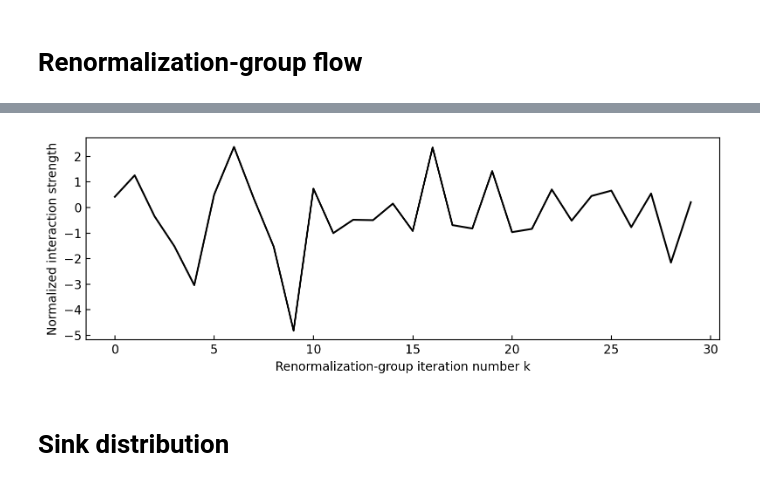
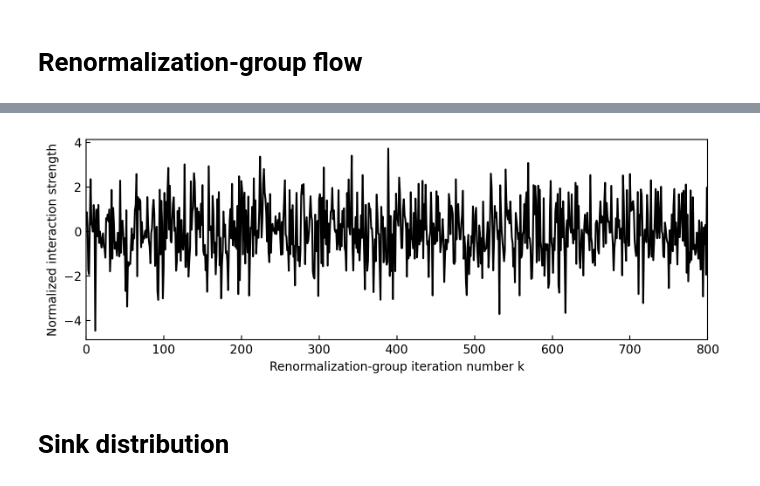
Before and after one commit to erbilcanartun/cubic-spin-systems, a Jupyter notebook: cubic_ising_spin-glass_chaos.ipynb, the cells around one changed output, grey strips where cells are left out. Cells and saved outputs as stored; diff of their text form; code cells hidden in the pictures.

Commit message:
Update to include 800-step chaotic RG flow and its plot

```diff
--- a/cubic_ising_spin-glass_chaos.ipynb
+++ b/cubic_ising_spin-glass_chaos.ipynb
@@ -36,7 +35,7 @@ ising = IsingRenormalizationGroup(J, H, n, u, p, N)
 matrices = ising.transfer_matrices
 
 rgflow = []
-for k in range(30):
+for k in range(800):
 
     matrices_ = ising.renormalize(matrices)
     j = normalized_tracked_interaction(matrices_, 19)
@@ -50,12 +49,13 @@ Wall time: 33.6 s
 # %%
 fig, ax = plt.subplots(figsize=(8, 3), layout='tight')
 ax.plot(rgflow, ls="-", c="k")
 ax.tick_params(axis="both", direction="in")
+ax.set_xlim(0, 800)
 ax.set_xlabel("Renormalization-group iteration number k")
 ax.set_ylabel("Normalized interaction strength")
 plt.show()
 # %% [output]
-[figure, old version]
+[figure, new version]
 # %% [markdown]
 # Sink distribution
 # %%
```
Also changed, not shown: parts of 2 cells of this notebook.
